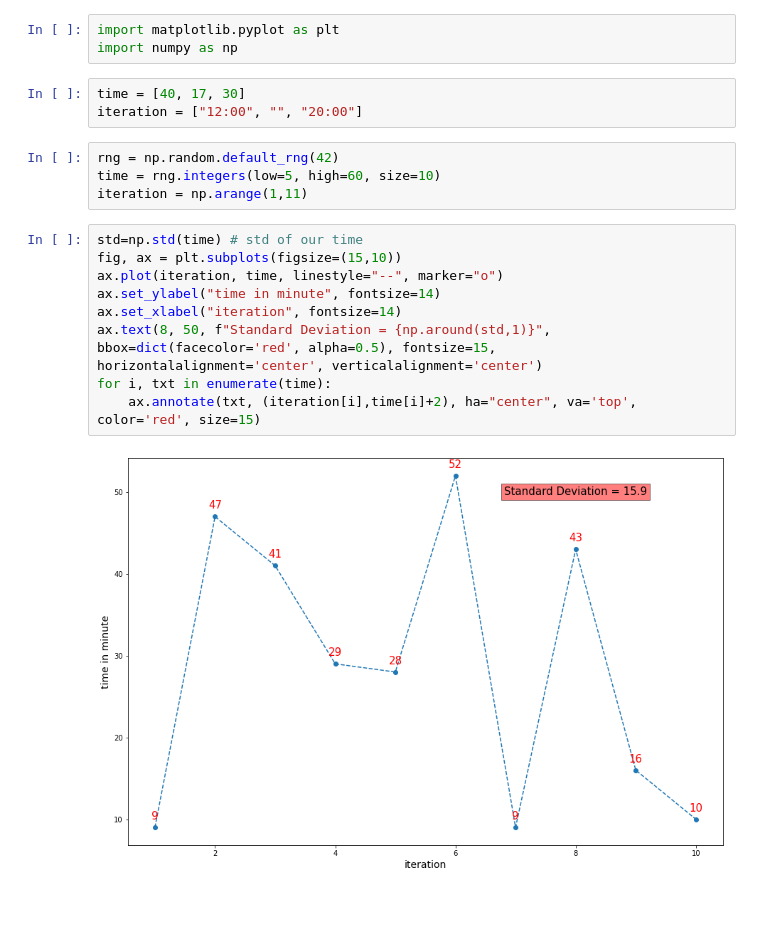
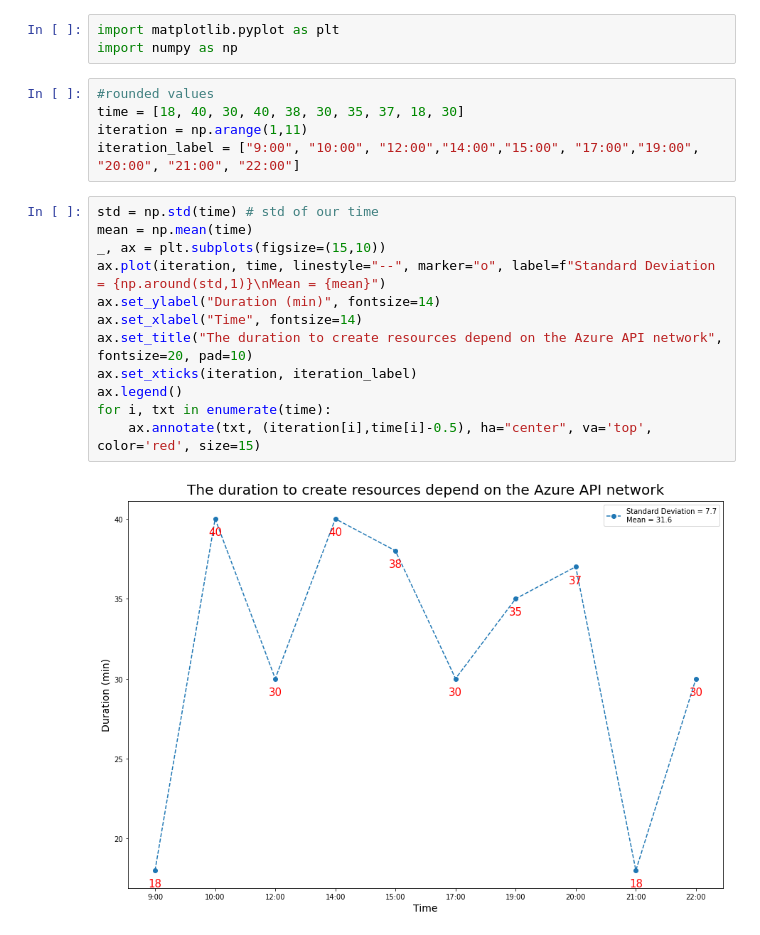
Before and after one commit to kenzo94/pulumi-auto, a Jupyter notebook: htw_ceteris_pulumi/mass-testing-statistics.ipynb, the cells around one changed output. Drawn from its saved outputs; the diff is of its cells as text; blank space fills up the shorter version.

```diff
--- a/htw_ceteris_pulumi/mass-testing-statistics.ipynb
+++ b/htw_ceteris_pulumi/mass-testing-statistics.ipynb
@@ -1,21 +1,22 @@
 # %%
 import matplotlib.pyplot as plt
 import numpy as np
-# %%
-time = [40, 17, 30]
-iteration = ["12:00", "", "20:00"]
-# %%
-rng = np.random.default_rng(42)
-time = rng.integers(low=5, high=60, size=10)
-iteration = np.arange(1,11)
+# %%
+#rounded values
+time = [18, 40, 30, 40, 38, 30, 35, 37, 18, 30]
+iteration = np.arange(1,11)
+iteration_label = ["9:00", "10:00", "12:00","14:00","15:00", "17:00","19:00", "20:00", "21:00", "22:00"]
 # %%
-std=np.std(time) # std of our time
-fig, ax = plt.subplots(figsize=(15,10))
-ax.plot(iteration, time, linestyle="--", marker="o")
-ax.set_ylabel("time in minute", fontsize=14)
-ax.set_xlabel("iteration", fontsize=14)
-ax.text(8, 50, f"Standard Deviation = {np.around(std,1)}", bbox=dict(facecolor='red', alpha=0.5), fontsize=15, horizontalalignment='center', verticalalignment='center')
+std = np.std(time) # std of our time
+mean = np.mean(time)
+_, ax = plt.subplots(figsize=(15,10))
+ax.plot(iteration, time, linestyle="--", marker="o", label=f"Standard Deviation = {np.around(std,1)}\nMean = {mean}")
+ax.set_ylabel("Duration (min)", fontsize=14)
+ax.set_xlabel("Time", fontsize=14)
+ax.set_title("The duration to create resources depend on the Azure API network", fontsize=20, pad=10)
+ax.set_xticks(iteration, iteration_label)
+ax.legend()
 for i, txt in enumerate(time):
-    ax.annotate(txt, (iteration[i],time[i]+2), ha="center", va='top', color='red', size=15)
+    ax.annotate(txt, (iteration[i],time[i]-0.5), ha="center", va='top', color='red', size=15)
 # %% [output]
-[figure, old version]
+[figure, new version]
```
Also changed, not shown: 2 other files.
